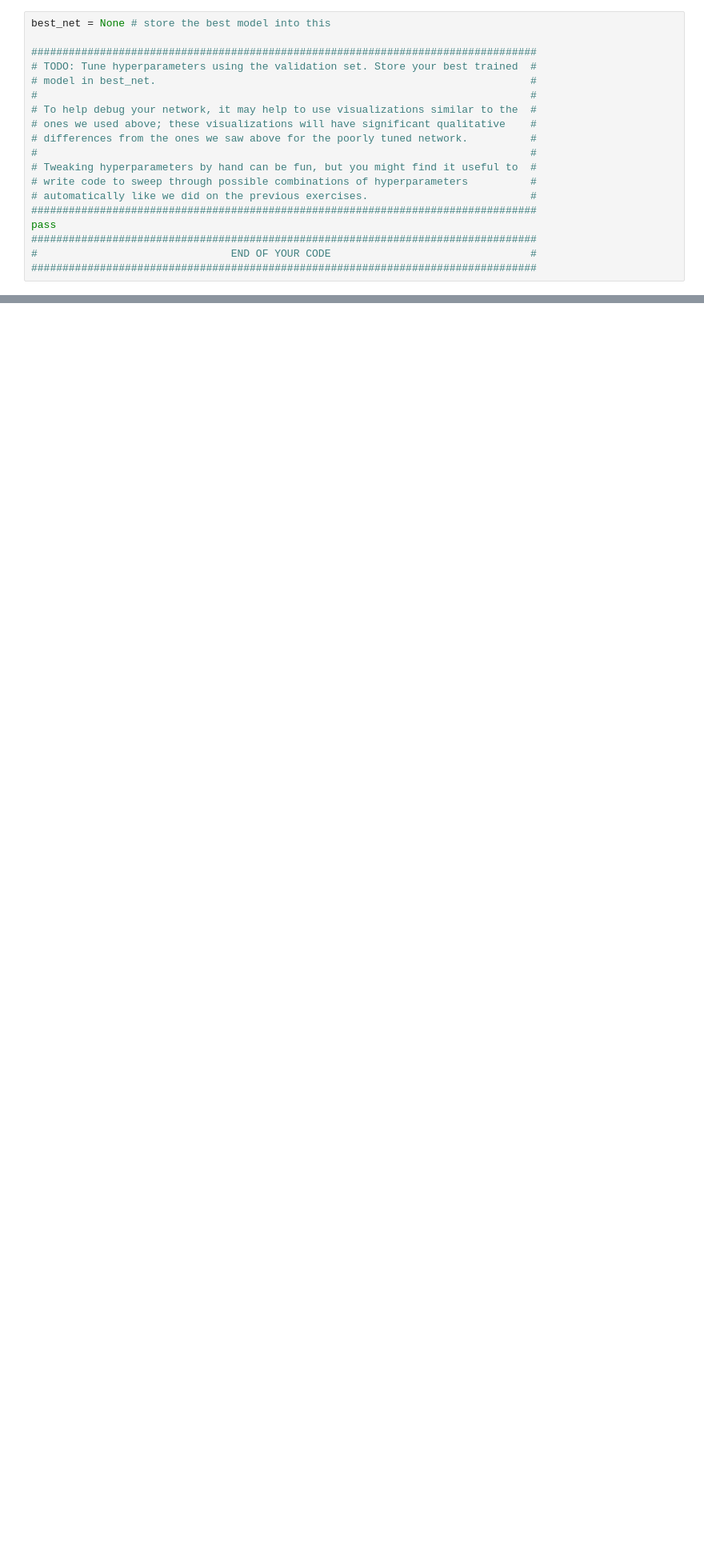
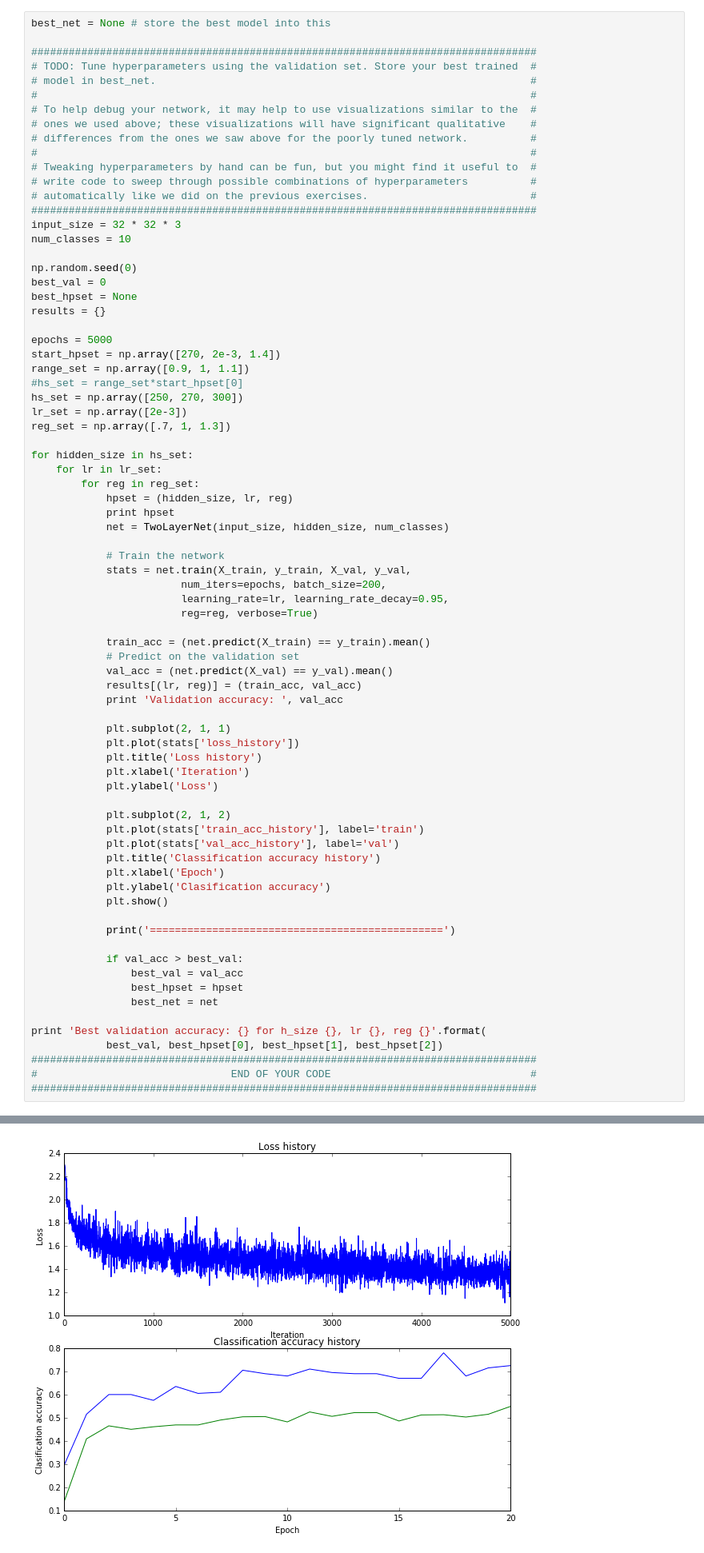
Before and after one commit to anaiman/stanford-cs231n, a Jupyter notebook: assignment1/two_layer_net.ipynb, the cells around one changed output, grey strips where cells are left out. Shown at 80% size. Drawn from its saved outputs; the diff is of its cells as text; blank space fills up the shorter version.

Commit message:
Finished two layer neural network

```diff
--- a/assignment1/two_layer_net.ipynb
+++ b/assignment1/two_layer_net.ipynb
@@ -292,7 +292,65 @@ best_net = None # store the best model into this
 # write code to sweep through possible combinations of hyperparameters          #
 # automatically like we did on the previous exercises.                          #
 #################################################################################
-pass
+input_size = 32 * 32 * 3
+num_classes = 10
+
+np.random.seed(0)
+best_val = 0
+best_hpset = None
+results = {}
+
+epochs = 5000
+start_hpset = np.array([270, 2e-3, 1.4])
+range_set = np.array([0.9, 1, 1.1])
+#hs_set = range_set*start_hpset[0]
+hs_set = np.array([250, 270, 300])
+lr_set = np.array([2e-3])
+reg_set = np.array([.7, 1, 1.3])
+
+for hidden_size in hs_set:
+    for lr in lr_set:
+        for reg in reg_set:
+            hpset = (hidden_size, lr, reg)
+            print hpset
+            net = TwoLayerNet(input_size, hidden_size, num_classes)
+
+            # Train the network
+            stats = net.train(X_train, y_train, X_val, y_val,
+                        num_iters=epochs, batch_size=200,
+                        learning_rate=lr, learning_rate_decay=0.95,
+                        reg=reg, verbose=True)
+
+            train_acc = (net.predict(X_train) == y_train).mean()
+            # Predict on the validation set
+            val_acc = (net.predict(X_val) == y_val).mean()
+            results[(lr, reg)] = (train_acc, val_acc)
+            print 'Validation accuracy: ', val_acc
+
+            plt.subplot(2, 1, 1)
+            plt.plot(stats['loss_history'])
+            plt.title('Loss history')
+            plt.xlabel('Iteration')
+            plt.ylabel('Loss')
+
+            plt.subplot(2, 1, 2)
+            plt.plot(stats['train_acc_history'], label='train')
+            plt.plot(stats['val_acc_history'], label='val')
+            plt.title('Classification accuracy history')
+            plt.xlabel('Epoch')
+            plt.ylabel('Clasification accuracy')
+            plt.show()
+
+            print('===============================================')
+
+            if val_acc > best_val:
+                best_val = val_acc
+                best_hpset = hpset
+                best_net = net
+
+print 'Best validation accuracy: {} for h_size {}, lr {}, reg {}'.format(
+            best_val, best_hpset[0], best_hpset[1], best_hpset[2])
 #################################################################################
 #                               END OF YOUR CODE                                #
 #################################################################################
+# %% [output]
@@ -298,0 +374 @@ pass
+[figure, added]
```
Also changed, not shown: parts of 4 cells of this notebook.
